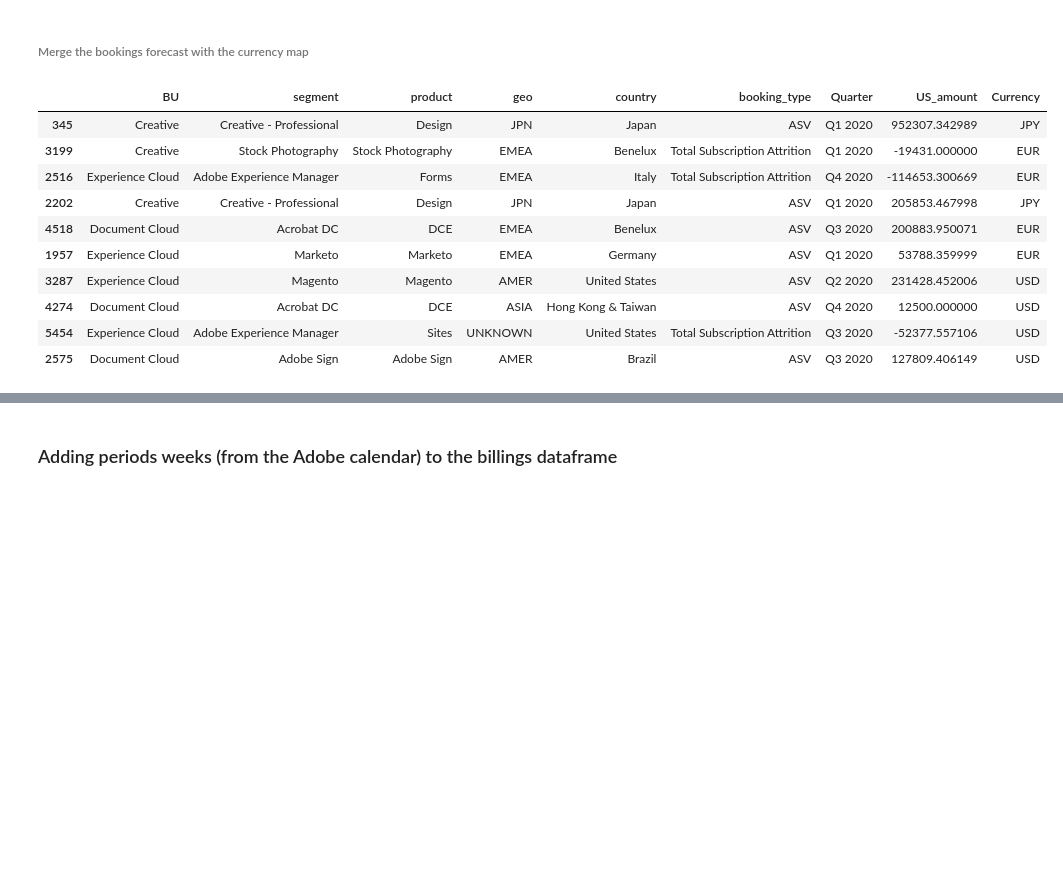
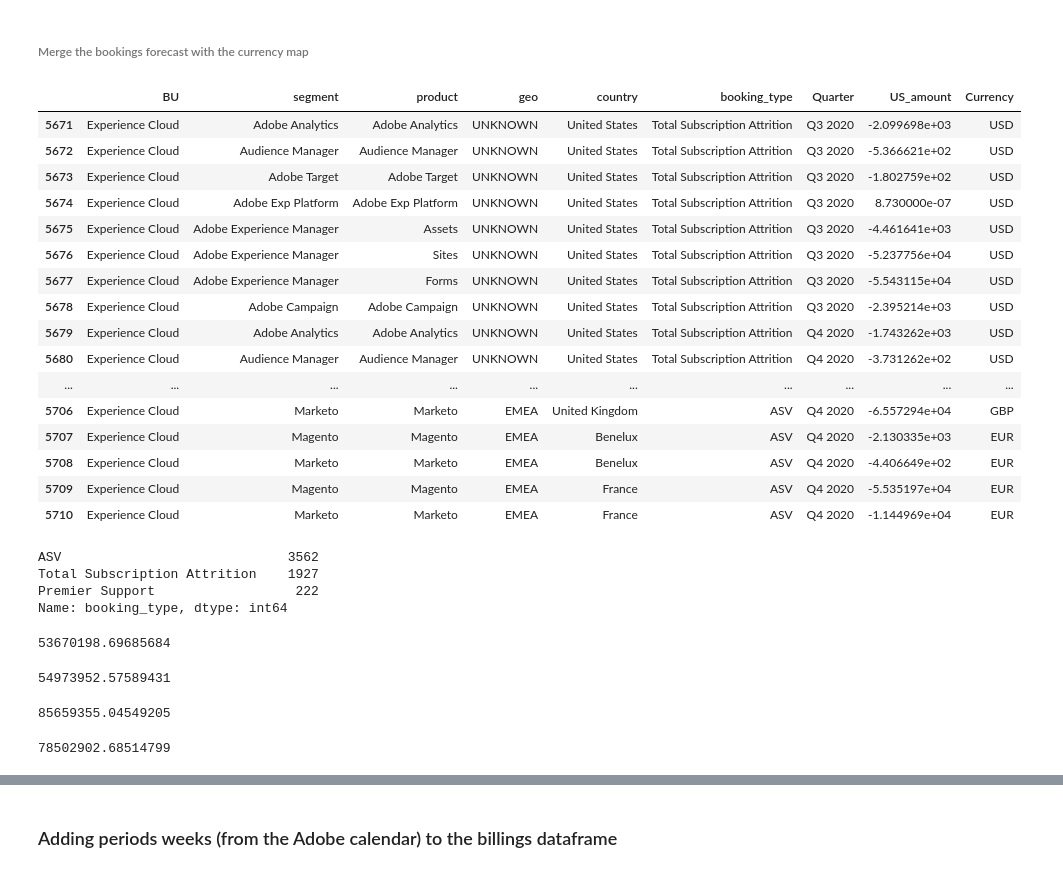
Before and after one commit to davidjsmith44/Deferred_Revenue_Forecast, a Jupyter notebook: notebooks/deferred_revenue_forecast.ipynb, the cells around one changed output, grey strips where cells are left out. Saved outputs shown, nothing was run; the diff lists cells and outputs as text; code cells hidden in the pictures; blank space fills up the shorter version.

Commit message:
found bookings error and fixed

```diff
--- a/notebooks/deferred_revenue_forecast.ipynb
+++ b/notebooks/deferred_revenue_forecast.ipynb
@@ -1265,4 +1265,4 @@ Name: booking_type, dtype: int64
 
 ###### Note: These get summed by their booking amont later in the program, so we don't need to do that here
 # %%
-df_bookings = df_bookings[df_bookings['booking_type'].isin(['ASV', 'Total Subscription Attrition'])]
+df_bookings = df_bookings[df_bookings['booking_type'].isin(['ASV', 'Total Subscription Attrition', 'Premier Support'])]
@@ -1342,18 +1349,55 @@ df_bookings = pd.merge(df_bookings, df_curr_map, how='left', left_on='country',
 # the country and Country are the same so we are dropping one of them
 df_bookings = df_bookings.drop('Country', axis=1)
 # %%
-#df_bookings.head(10)
-df_bookings.sample(10)
-#df_bookings.tail(10)
+#df_bookings.head(40)
+#df_bookings.sample(10)
+df_bookings.tail(40)
 # %% [output]
 |  | BU | segment | product | geo | country | booking_type | Quarter | US_amount | Currency |
-| 345 | Creative | Creative - Professional | Design | JPN | Japan | ASV | Q1 2020 | 952307.342989 | JPY |
-| 3199 | Creative | Stock Photography | Stock Photography | EMEA | Benelux | Total Subscription Attrition | Q1 2020 | -19431.000000 | EUR |
-| 2516 | Experience Cloud | Adobe Experience Manager | Forms | EMEA | Italy | Total Subscription Attrition | Q4 2020 | -114653.300669 | EUR |
-| 2202 | Creative | Creative - Professional | Design | JPN | Japan | ASV | Q1 2020 | 205853.467998 | JPY |
-| 4518 | Document Cloud | Acrobat DC | DCE | EMEA | Benelux | ASV | Q3 2020 | 200883.950071 | EUR |
-| 1957 | Experience Cloud | Marketo | Marketo | EMEA | Germany | ASV | Q1 2020 | 53788.359999 | EUR |
-| 3287 | Experience Cloud | Magento | Magento | AMER | United States | ASV | Q2 2020 | 231428.452006 | USD |
-| 4274 | Document Cloud | Acrobat DC | DCE | ASIA | Hong Kong & Taiwan | ASV | Q4 2020 | 12500.000000 | USD |
-| 5454 | Experience Cloud | Adobe Experience Manager | Sites | UNKNOWN | United States | Total Subscription Attrition | Q3 2020 | -52377.557106 | USD |
-| 2575 | Document Cloud | Adobe Sign | Adobe Sign | AMER | Brazil | ASV | Q3 2020 | 127809.406149 | USD |
+| 5671 | Experience Cloud | Adobe Analytics | Adobe Analytics | UNKNOWN | United States | Total Subscription Attrition | Q3 2020 | -2.099698e+03 | USD |
+| 5672 | Experience Cloud | Audience Manager | Audience Manager | UNKNOWN | United States | Total Subscription Attrition | Q3 2020 | -5.366621e+02 | USD |
+| 5673 | Experience Cloud | Adobe Target | Adobe Target | UNKNOWN | United States | Total Subscription Attrition | Q3 2020 | -1.802759e+02 | USD |
+| 5674 | Experience Cloud | Adobe Exp Platform | Adobe Exp Platform | UNKNOWN | United States | Total Subscription Attrition | Q3 2020 | 8.730000e-07 | USD |
+| 5675 | Experience Cloud | Adobe Experience Manager | Assets | UNKNOWN | United States | Total Subscription Attrition | Q3 2020 | -4.461641e+03 | USD |
+| 5676 | Experience Cloud | Adobe Experience Manager | Sites | UNKNOWN | United States | Total Subscription Attrition | Q3 2020 | -5.237756e+04 | USD |
+| 5677 | Experience Cloud | Adobe Experience Manager | Forms | UNKNOWN | United States | Total Subscription Attrition | Q3 2020 | -5.543115e+04 | USD |
+| 5678 | Experience Cloud | Adobe Campaign | Adobe Campaign | UNKNOWN | United States | Total Subscription Attrition | Q3 2020 | -2.395214e+03 | USD |
+| 5679 | Experience Cloud | Adobe Analytics | Adobe Analytics | UNKNOWN | United States | Total Subscription Attrition | Q4 2020 | -1.743262e+03 | USD |
+| 5680 | Experience Cloud | Audience Manager | Audience Manager | UNKNOWN | United States | Total Subscription Attrition | Q4 2020 | -3.731262e+02 | USD |
+| ... | ... | ... | ... | ... | ... | ... | ... | ... | ... |
+| 5706 | Experience Cloud | Marketo | Marketo | EMEA | United Kingdom | ASV | Q4 2020 | -6.557294e+04 | GBP |
+| 5707 | Experience Cloud | Magento | Magento | EMEA | Benelux | ASV | Q4 2020 | -2.130335e+03 | EUR |
+| 5708 | Experience Cloud | Marketo | Marketo | EMEA | Benelux | ASV | Q4 2020 | -4.406649e+02 | EUR |
+| 5709 | Experience Cloud | Magento | Magento | EMEA | France | ASV | Q4 2020 | -5.535197e+04 | EUR |
+| 5710 | Experience Cloud | Marketo | Marketo | EMEA | France | ASV | Q4 2020 | -1.144969e+04 | EUR |
+# %%
+df_bookings['booking_type'].value_counts()
+# %% [output]
+ASV                             3562
+Total Subscription Attrition    1927
+Premier Support                  222
+Name: booking_type, dtype: int64
+# %%
+df_cr = df_bookings[(df_bookings['BU']=='Creative')&
+                    (df_bookings['Quarter']=='Q3 2020')]
+df_cr['US_amount'].sum()
+# %% [output]
+53670198.69685684
+# %%
+df_dc = df_bookings[(df_bookings['BU']=='Document Cloud')&
+                    (df_bookings['Quarter']=='Q3 2020')]
+df_dc['US_amount'].sum()
+# %% [output]
+54973952.57589431
+# %%
+df_de = df_bookings[(df_bookings['BU']=='Experience Cloud')&
+                    (df_bookings['Quarter']=='Q3 2020')]
+df_de['US_amount'].sum()
+# %% [output]
+85659355.04549205
+# %%
+df_cr4 = df_bookings[(df_bookings['BU']=='Creative')&
+                    (df_bookings['Quarter']=='Q4 2020')]
+df_cr4['US_amount'].sum()
+# %% [output]
+78502902.68514799
```
Also changed, not shown: parts of 30 cells of this notebook, 2 other files.
